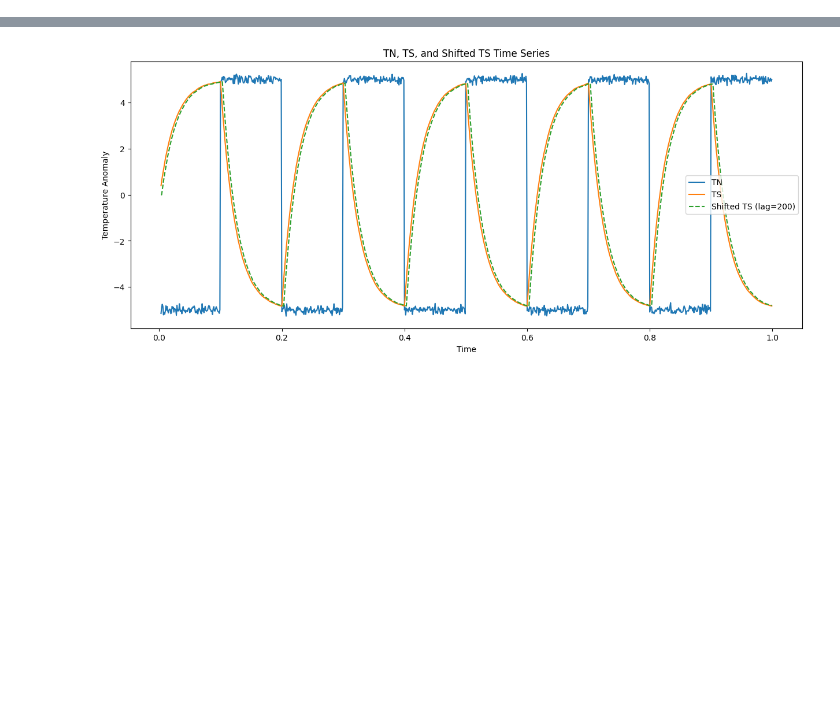
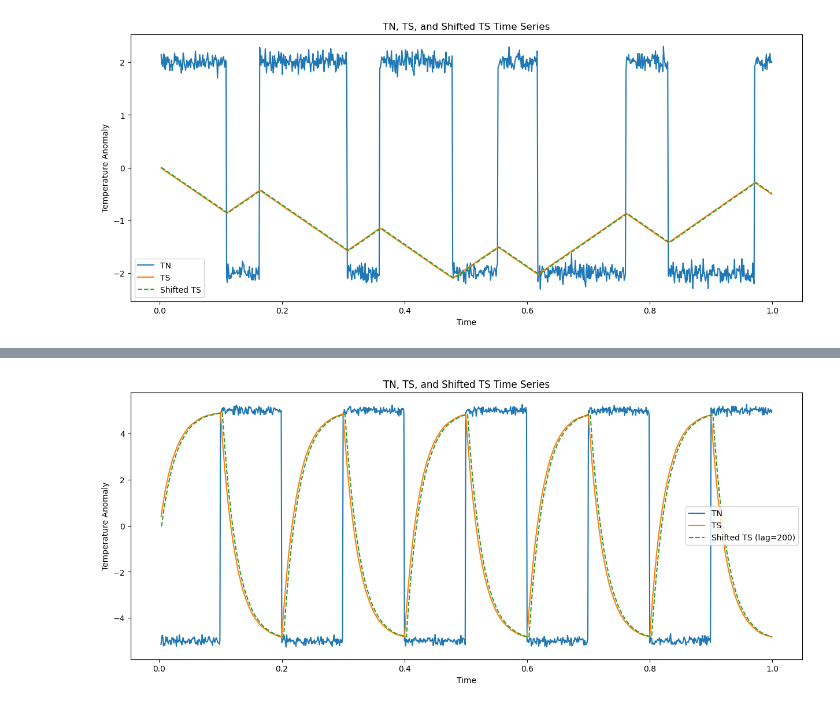
Before and after one commit to Peisong-Zheng/DO_causality, a Jupyter notebook: lag_SJ03_test_v2.ipynb, the cells around one changed output, grey strips where cells are left out. Cells and saved outputs as stored; diff of their text form; code cells hidden in the pictures; blank space fills up the shorter version.

```diff
--- a/lag_SJ03_test_v2.ipynb
+++ b/lag_SJ03_test_v2.ipynb
@@ -0,0 +1,100 @@
+# %%
+import numpy as np
+import matplotlib.pyplot as plt
+from scipy import signal
+
+# Time array
+t = np.linspace(0, 1, 1000, endpoint=False)
+dt = t[1] - t[0]  # dt = 0.001
+
+# Parameters for random durations
+min_pos_duration = 50   # Minimum duration of positive segment (samples)
+max_pos_duration = 150  # Maximum duration of positive segment
+min_neg_duration = 50   # Minimum duration of negative segment (samples)
+max_neg_duration = 150  # Maximum duration of negative segment
+
+# Amplitude values for TN
+positive_value = 2     # Adjust as needed
+negative_value = -2    # Adjust as needed
+
+# Initialize TN
+TN = np.zeros(len(t))
+
+# Generate TN with random durations
+current_sample = 0
+
+while current_sample < len(t):
+    # Random positive duration
+    pos_duration = np.random.randint(min_pos_duration, max_pos_duration + 1)
+    end_pos = min(current_sample + pos_duration, len(t))
+    TN[current_sample:end_pos] = positive_value
+    current_sample = end_pos
+
+    if current_sample >= len(t):
+        break
+
+    # Random negative duration
+    neg_duration = np.random.randint(min_neg_duration, max_neg_duration + 1)
+    end_neg = min(current_sample + neg_duration, len(t))
+    TN[current_sample:end_neg] = negative_value
+    current_sample = end_neg
+
+# Add some noise to TN if desired
+# TN += np.random.normal(0, 0.1, size=TN.shape)
+
+tau = 25  # Characteristic timescale
+TS_initial = 0  # Initial condition for TS
+
+# Initialize TS
+TS = np.zeros(len(TN))
+TS[0] = TS_initial
+
+# Recursive calculation of TS with correct dt
+for i in range(1, len(TN) - 1):
+    TN[i] = TN[i]  + np.random.normal(0, 0.1)
+    TS[i + 1] = TS[i] + dt * (1 / tau) * (-TN[i] - TS[i])
+
+TS = TS * 100
+lag = 2
+# Shift TS right by lag
+TS_shifted = np.roll(TS, lag)
+# Crop the TS_shifted and TN array to exclude the lagged values
+TS_shifted = TS_shifted[lag:]
+TN = TN[lag:]
+# Crop t and TS
+t = t[lag:]
+TS = TS[lag:]
+
+# Plotting original data
+plt.figure(figsize=(15, 6))
+plt.plot(t, TN, label='TN')
+plt.plot(t, TS, label='TS')
+plt.plot(t, TS_shifted, label='Shifted TS', linestyle='--')
+plt.xlabel('Time')
+plt.ylabel('Temperature Anomaly')
+plt.title('TN, TS, and Shifted TS Time Series')
+plt.legend()
+plt.show()
+
+# Compute the derivative of TS_shifted
+diff_TS_shifted = np.diff(TS_shifted) / dt
+
+# Adjust TN, t, and TS to match the length of diff_TS_shifted
+TN = TN[:-1]
+t = t[:-1]
+TS = TS[:-1]
+
+# Replace TS_shifted in data with diff_TS_shifted
+data = np.array([TN, diff_TS_shifted]).T
+
+# Plotting the corrected diff data
+plt.figure(figsize=(15, 6))
+plt.plot(t, TN, label='TN')
+plt.plot(t, diff_TS_shifted, label='Derivative of Shifted TS', linestyle='--')
+plt.xlabel('Time')
+plt.ylabel('Value')
+plt.title('TN and Derivative of Shifted TS Time Series')
+plt.legend()
+plt.show()
+# %% [output]
+[figure, added]
```
Also changed, not shown: parts of 7 cells of this notebook, 1 other file.
